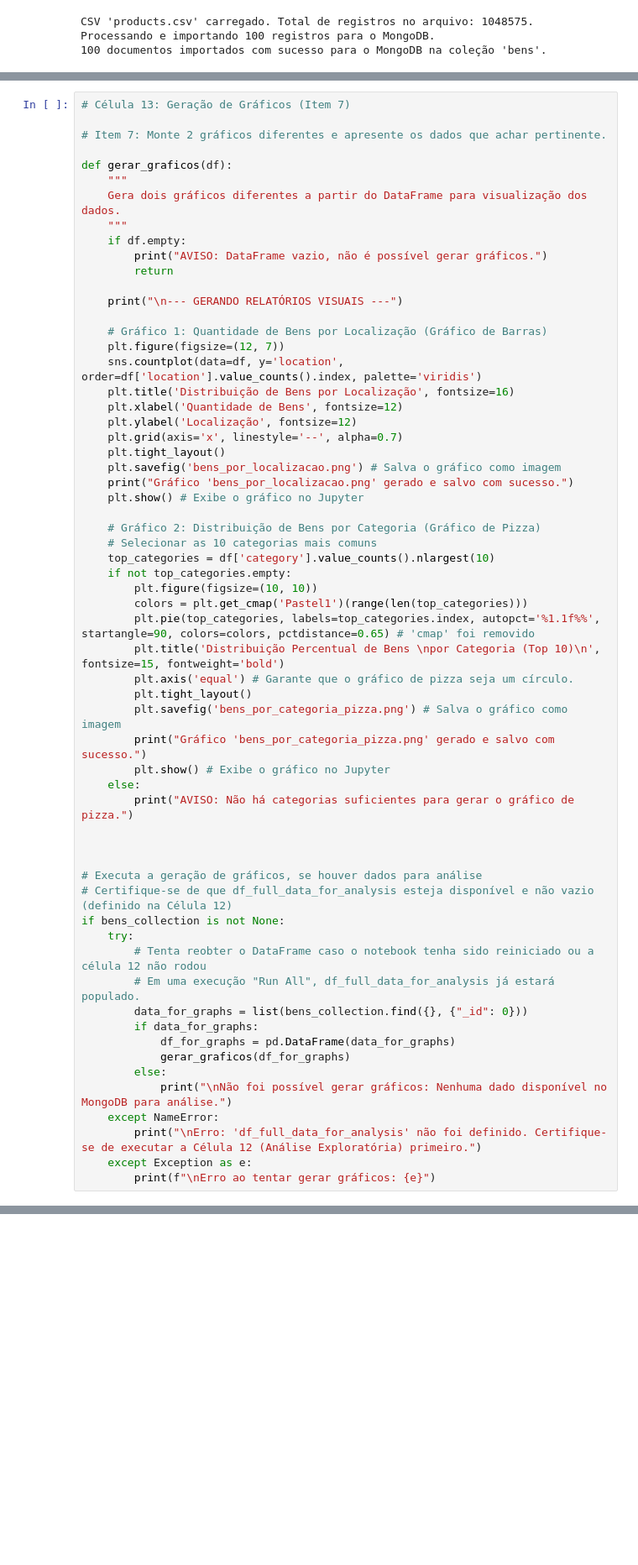
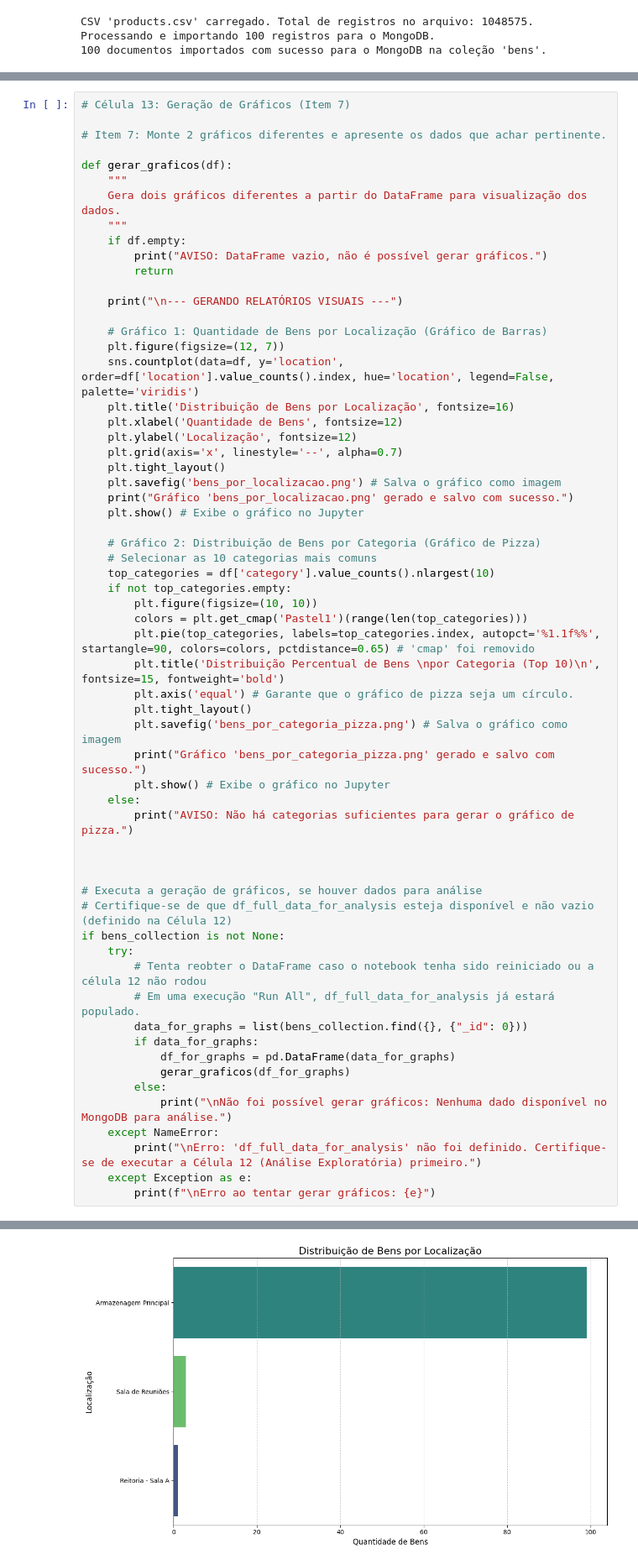
Before and after one commit to Joao-Abner/projeto-banco-nosql, a Jupyter notebook: projeto_final_bd_nosql.ipynb, the cells around one changed output, grey strips where cells are left out. Shown at 84% size. Drawn from its saved outputs; the diff is of its cells as text; blank space fills up the shorter version.

```diff
--- a/projeto_final_bd_nosql.ipynb
+++ b/projeto_final_bd_nosql.ipynb
@@ -735,7 +735,7 @@ def gerar_graficos(df):
 
     # Gráfico 1: Quantidade de Bens por Localização (Gráfico de Barras)
     plt.figure(figsize=(12, 7))
-    sns.countplot(data=df, y='location', order=df['location'].value_counts().index, palette='viridis')
+    sns.countplot(data=df, y='location', order=df['location'].value_counts().index, hue='location', legend=False, palette='viridis')
     plt.title('Distribuição de Bens por Localização', fontsize=16)
     plt.xlabel('Quantidade de Bens', fontsize=12)
     plt.ylabel('Localização', fontsize=12)
@@ -783,0 +785 @@ if bens_collection is not None:
+[figure, new version]
```
Also changed, not shown: parts of 4 cells of this notebook, 2 other files.
